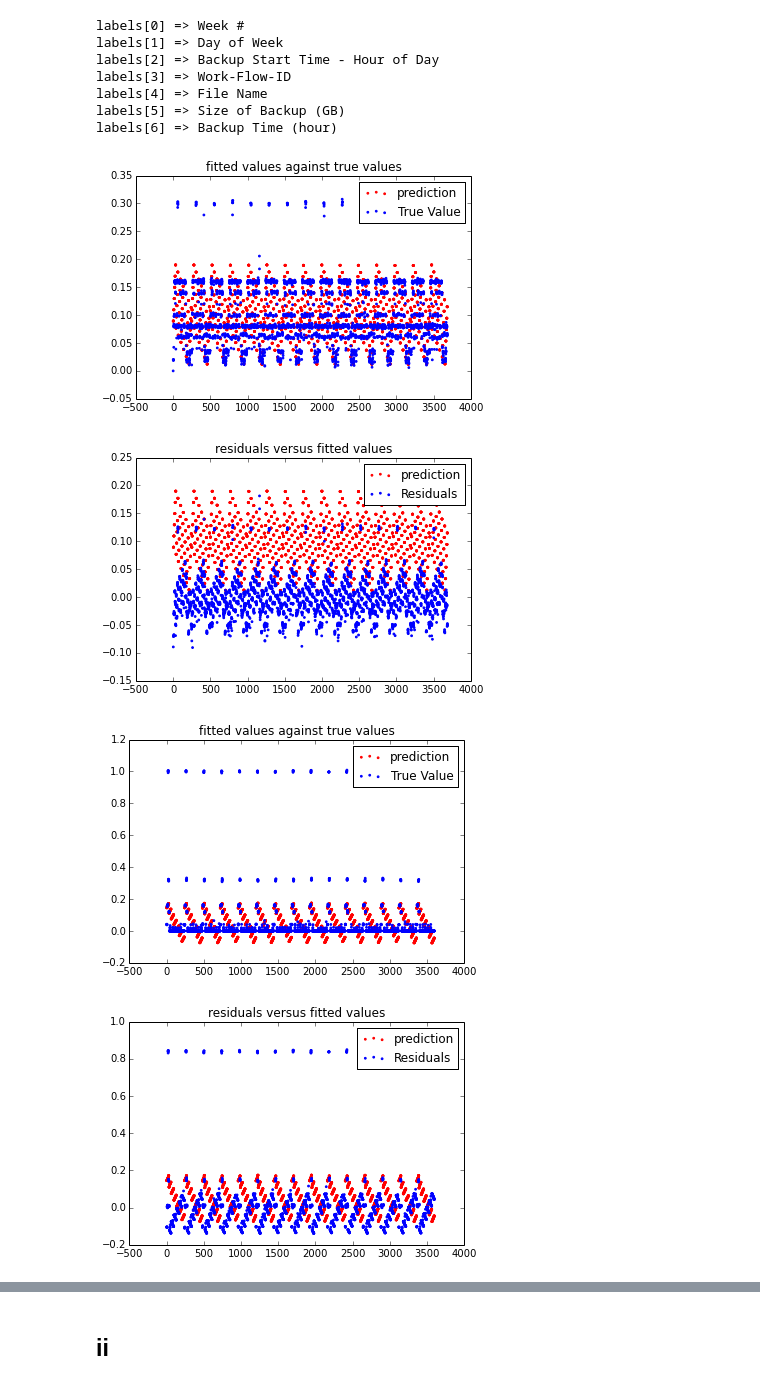
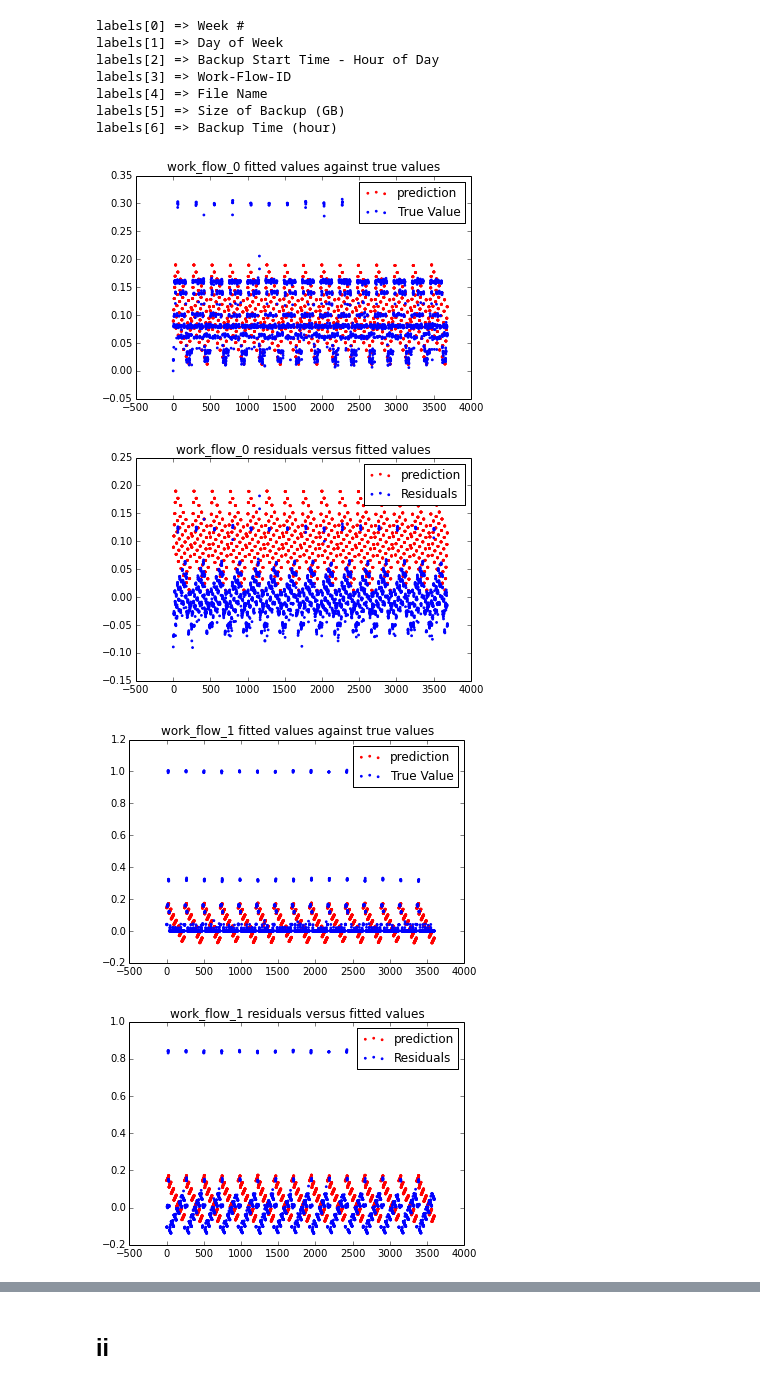
Before and after one commit to HonglanHuang/ee219, a Jupyter notebook: project4/codes/Part 2d.ipynb, the cells around one changed output, grey strips where cells are left out. Drawn from its saved outputs; the diff is of its cells as text; code cells hidden in the pictures.

Commit message:
revise the scattered plot

```diff
--- a/project4/codes/Part 2d.ipynb
+++ b/project4/codes/Part 2d.ipynb
@@ -66,33 +66,33 @@ def plot_result(target, predict, title = ""):
     area = np.pi * (1)**2  # 0 to 15 point radii
     plt.scatter(x, predict, color = 'red', s=area, label='prediction')
     plt.scatter(x, target, color = 'blue', s=area, label='True Value')
-    plt.title("fitted values against true values")
+    plt.title(title + " fitted values against true values")
     plt.legend()
     plt.show()
 
     plt.scatter(x, predict, color = 'red',s=area, label='prediction')
     plt.scatter(x, target - predict, color = 'blue', s=area, label='Residuals')
-    plt.title("residuals versus fitted values")
+    plt.title(title + " residuals versus fitted values")
     plt.legend()
     plt.show()
 # %%
 from sklearn.linear_model import LinearRegression
 from sklearn.cross_validation import cross_val_predict
 from sklearn.model_selection import KFold
 
 for work_flow_id, agg in df.groupby([labels[3]]):
     # get the scalar form of every work_file_id
     dataset_scalar = map(transform_to_scalar, agg.as_matrix())
     # get rid of the work_flow_id
     feature = map(lambda x: x[:3] + x[4:5], dataset_scalar)
     target = map(lambda x: x[5], dataset_scalar)
 
     predict = cross_val_predict(LinearRegression(), feature, target, cv = 10)
     title = str(work_flow_id)
 
-    plot_result(target, predict, title)
+    plot_result(target, predict, str(work_flow_id))
 # %% [output]
-[figure, old version]
+[figure, new version]
-[figure, old version]
+[figure, new version]
-[figure, old version]
+[figure, new version]
-[figure, old version]
+[figure, new version]
```
Also changed, not shown: parts of 1 cell of this notebook.
